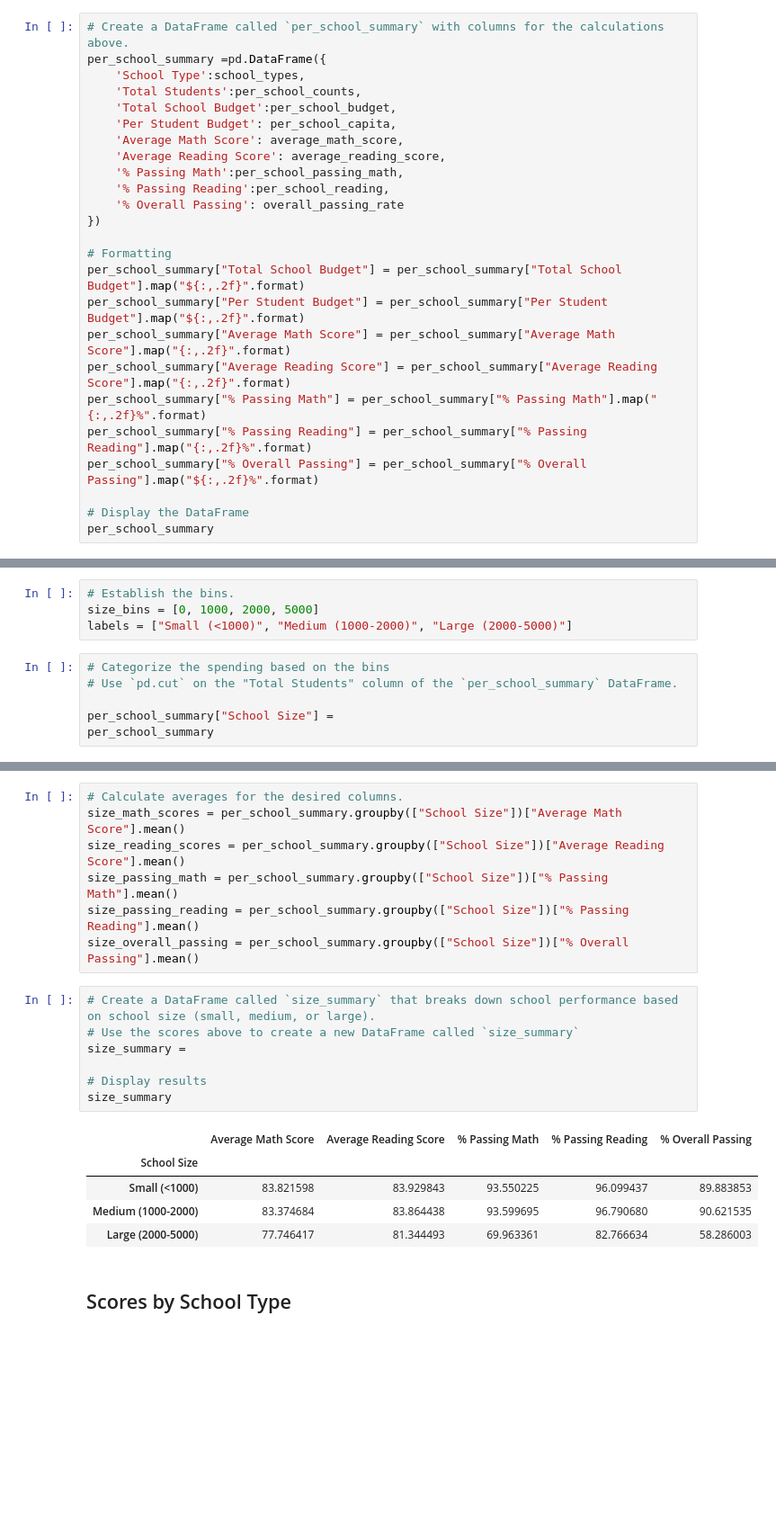
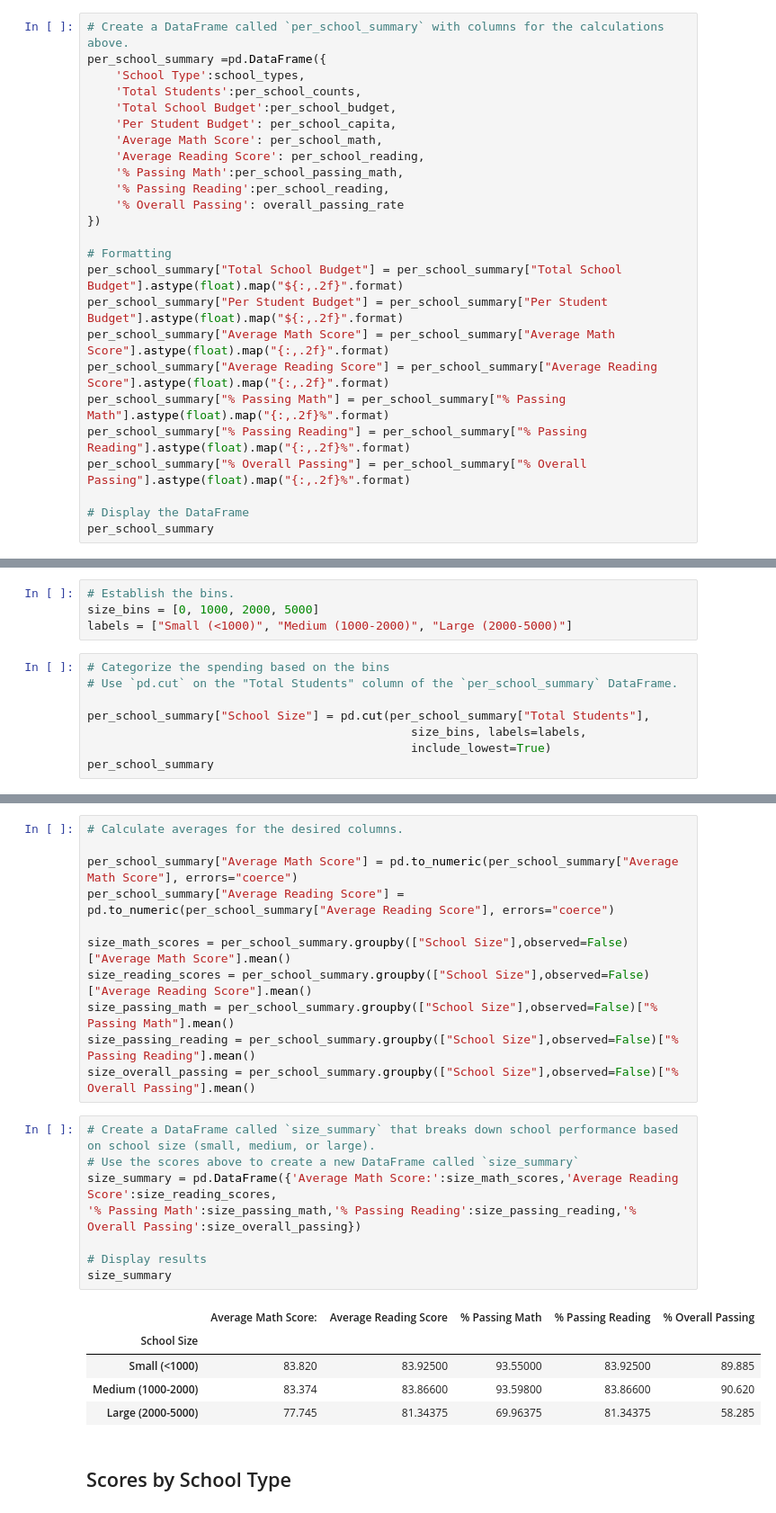
Before and after one commit to luisrodriguezror/pandas-challenge, a Jupyter notebook: PyCitySchools/PyCitySchools_starter.ipynb, the cells around one changed output, grey strips where cells are left out. Shown: that part at 90% size. Drawn from its saved outputs; the diff is of its cells as text; blank space fills up the shorter version.

```diff
--- a/PyCitySchools/PyCitySchools_starter.ipynb
+++ b/PyCitySchools/PyCitySchools_starter.ipynb
@@ -222,21 +222,21 @@ per_school_summary =pd.DataFrame({
     'Total Students':per_school_counts,
     'Total School Budget':per_school_budget,
     'Per Student Budget': per_school_capita,
-    'Average Math Score': average_math_score,
-    'Average Reading Score': average_reading_score,
+    'Average Math Score': per_school_math,
+    'Average Reading Score': per_school_reading,
     '% Passing Math':per_school_passing_math,
     '% Passing Reading':per_school_reading,
     '% Overall Passing': overall_passing_rate
 })
 
 # Formatting
-per_school_summary["Total School Budget"] = per_school_summary["Total School Budget"].map("${:,.2f}".format)
-per_school_summary["Per Student Budget"] = per_school_summary["Per Student Budget"].map("${:,.2f}".format)
-per_school_summary["Average Math Score"] = per_school_summary["Average Math Score"].map("{:,.2f}".format)
-per_school_summary["Average Reading Score"] = per_school_summary["Average Reading Score"].map("{:,.2f}".format)
-per_school_summary["% Passing Math"] = per_school_summary["% Passing Math"].map("{:,.2f}%".format)
-per_school_summary["% Passing Reading"] = per_school_summary["% Passing Reading"].map("{:,.2f}%".format)
-per_school_summary["% Overall Passing"] = per_school_summary["% Overall Passing"].map("${:,.2f}%".format)
+per_school_summary["Total School Budget"] = per_school_summary["Total School Budget"].astype(float).map("${:,.2f}".format)
+per_school_summary["Per Student Budget"] = per_school_summary["Per Student Budget"].astype(float).map("${:,.2f}".format)
+per_school_summary["Average Math Score"] = per_school_summary["Average Math Score"].astype(float).map("{:,.2f}".format)
+per_school_summary["Average Reading Score"] = per_school_summary["Average Reading Score"].astype(float).map("{:,.2f}".format)
+per_school_summary["% Passing Math"] = per_school_summary["% Passing Math"].astype(float).map("{:,.2f}%".format)
+per_school_summary["% Passing Reading"] = per_school_summary["% Passing Reading"].astype(float).map("{:,.2f}%".format)
+per_school_summary["% Overall Passing"] = per_school_summary["% Overall Passing"].astype(float).map("{:,.2f}%".format)
 
 # Display the DataFrame
 per_school_summary
@@ -440,7 +445,9 @@ labels = ["Small (<1000)", "Medium (1000-2000)", "Large (2000-5000)"]
 # Categorize the spending based on the bins
 # Use `pd.cut` on the "Total Students" column of the `per_school_summary` DataFrame.
 
-per_school_summary["School Size"] =
+per_school_summary["School Size"] = pd.cut(per_school_summary["Total Students"],
+                                              size_bins, labels=labels,
+                                              include_lowest=True)
 per_school_summary
 # %% [output]
 |  | School Type | Total Students | Total School Budget | Per Student Budget | Average Math Score | ... |
@@ -462,23 +470,28 @@ per_school_summary
 # %%
 # Calculate averages for the desired columns.
-size_math_scores = per_school_summary.groupby(["School Size"])["Average Math Score"].mean()
-size_reading_scores = per_school_summary.groupby(["School Size"])["Average Reading Score"].mean()
-size_passing_math = per_school_summary.groupby(["School Size"])["% Passing Math"].mean()
-size_passing_reading = per_school_summary.groupby(["School Size"])["% Passing Reading"].mean()
-size_overall_passing = per_school_summary.groupby(["School Size"])["% Overall Passing"].mean()
+
+per_school_summary["Average Math Score"] = pd.to_numeric(per_school_summary["Average Math Score"], errors="coerce")
+per_school_summary["Average Reading Score"] = pd.to_numeric(per_school_summary["Average Reading Score"], errors="coerce")
+
+size_math_scores = per_school_summary.groupby(["School Size"],observed=False)["Average Math Score"].mean()
+size_reading_scores = per_school_summary.groupby(["School Size"],observed=False)["Average Reading Score"].mean()
+size_passing_math = per_school_summary.groupby(["School Size"],observed=False)["% Passing Math"].mean()
+size_passing_reading = per_school_summary.groupby(["School Size"],observed=False)["% Passing Reading"].mean()
+size_overall_passing = per_school_summary.groupby(["School Size"],observed=False)["% Overall Passing"].mean()
 # %%
 # Create a DataFrame called `size_summary` that breaks down school performance based on school size (small, medium, or large).
 # Use the scores above to create a new DataFrame called `size_summary`
-size_summary =
+size_summary = pd.DataFrame({'Average Math Score:':size_math_scores,'Average Reading Score':size_reading_scores,
+'% Passing Math':size_passing_math,'% Passing Reading':size_passing_reading,'% Overall Passing':size_overall_passing})
 
 # Display results
 size_summary
 # %% [output]
-|  | Average Math Score | Average Reading Score | % Passing Math | % Passing Reading | % Overall Passing |
+|  | Average Math Score: | Average Reading Score | % Passing Math | % Passing Reading | % Overall Passing |
 | School Size |  |  |  |  |  |
-| Small (<1000) | 83.821598 | 83.929843 | 93.550225 | 96.099437 | 89.883853 |
-| Medium (1000-2000) | 83.374684 | 83.864438 | 93.599695 | 96.790680 | 90.621535 |
-| Large (2000-5000) | 77.746417 | 81.344493 | 69.963361 | 82.766634 | 58.286003 |
+| Small (<1000) | 83.820 | 83.92500 | 93.55000 | 83.92500 | 89.885 |
+| Medium (1000-2000) | 83.374 | 83.86600 | 93.59800 | 83.86600 | 90.620 |
+| Large (2000-5000) | 77.745 | 81.34375 | 69.96375 | 81.34375 | 58.285 |
 # %% [markdown]
 ## Scores by School Type
 # %%
```
Also changed, not shown: parts of 8 cells of this notebook.
